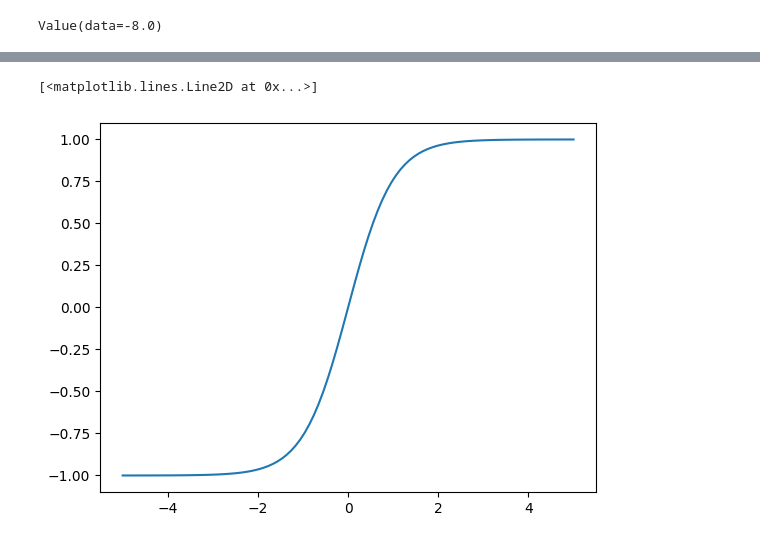
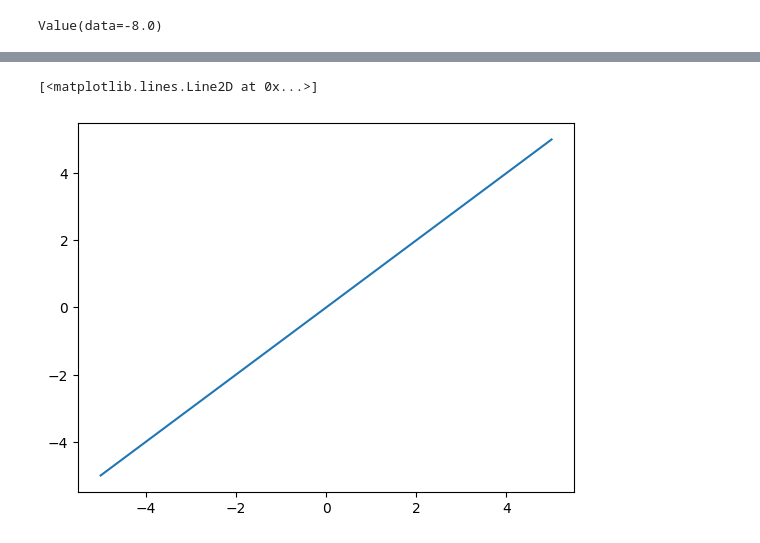
Before and after one commit to musel25/micrograd, a Jupyter notebook: micrograd-scratch.ipynb, the cells around one changed output, grey strips where cells are left out. Cells and saved outputs as stored; diff of their text form; code cells hidden in the pictures.

```diff
--- a/micrograd-scratch.ipynb
+++ b/micrograd-scratch.ipynb
@@ -131,7 +213,7 @@ draw_dot(L)
 # %%
 x = np.linspace(-5,5,100)
-y = np.tanh(np.linspace(-5,5,100))
+y = (np.linspace(-5,5,100))
 plt.plot(x,y)
 # %% [output]
 [<matplotlib.lines.Line2D at 0x...>]
-[figure, old version]
+[figure, new version]
```
Also changed, not shown: parts of 7 cells of this notebook, 1 other file.
